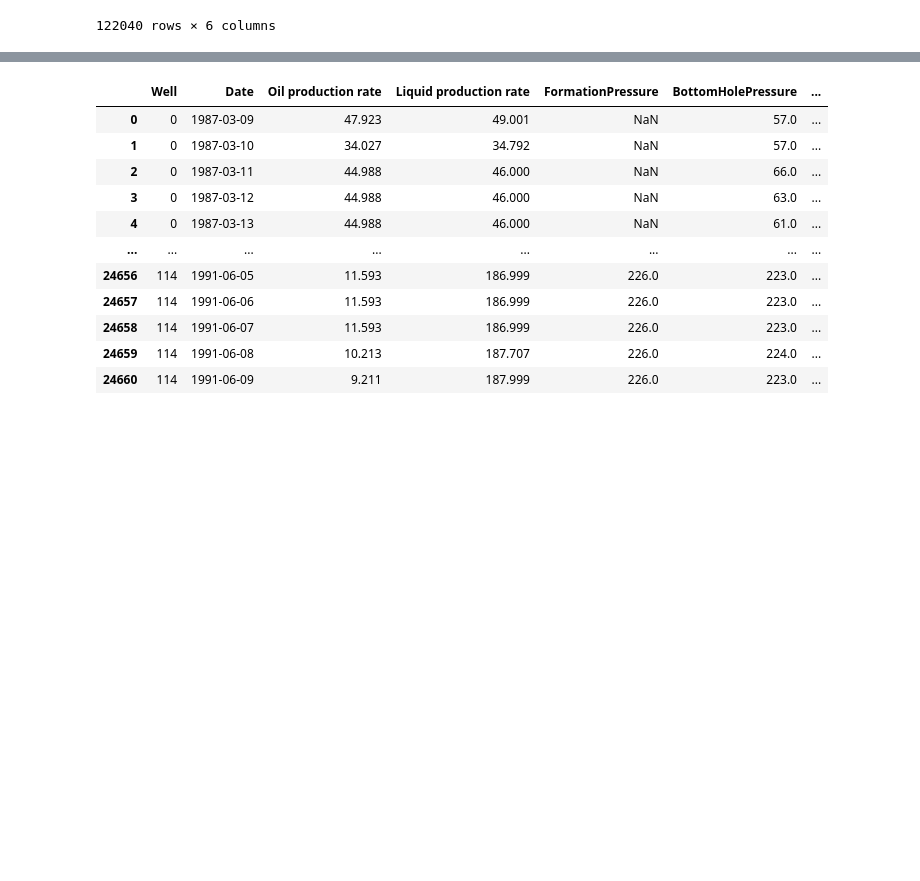
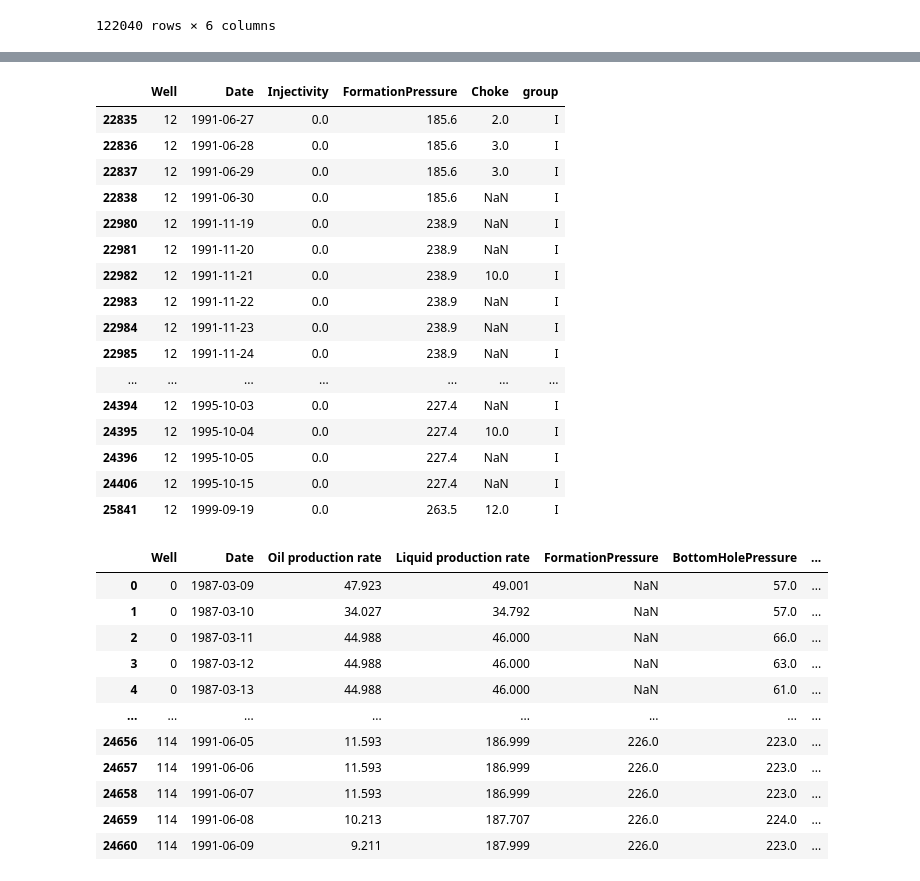
Before and after one commit to Curiod/interwell-connectivity-estimation, a Jupyter notebook: notebooks/preprocess.ipynb, the cells around one changed output, grey strips where cells are left out. Cells and saved outputs as stored; diff of their text form; code cells hidden in the pictures; blank space fills up the shorter version.

```diff
--- a/notebooks/preprocess.ipynb
+++ b/notebooks/preprocess.ipynb
@@ -39,3 +63,23 @@ df_inj
+# %%
+df_inj[(df_inj['Well']==12) & (df_inj['Injectivity'] == 0)]
+# %% [output]
+|  | Well | Date | Injectivity | FormationPressure | Choke | group |
+| 22835 | 12 | 1991-06-27 | 0.0 | 185.6 | 2.0 | I |
+| 22836 | 12 | 1991-06-28 | 0.0 | 185.6 | 3.0 | I |
+| 22837 | 12 | 1991-06-29 | 0.0 | 185.6 | 3.0 | I |
+| 22838 | 12 | 1991-06-30 | 0.0 | 185.6 | NaN | I |
+| 22980 | 12 | 1991-11-19 | 0.0 | 238.9 | NaN | I |
+| 22981 | 12 | 1991-11-20 | 0.0 | 238.9 | NaN | I |
+| 22982 | 12 | 1991-11-21 | 0.0 | 238.9 | 10.0 | I |
+| 22983 | 12 | 1991-11-22 | 0.0 | 238.9 | NaN | I |
+| 22984 | 12 | 1991-11-23 | 0.0 | 238.9 | NaN | I |
+| 22985 | 12 | 1991-11-24 | 0.0 | 238.9 | NaN | I |
+| ... | ... | ... | ... | ... | ... | ... |
+| 24394 | 12 | 1995-10-03 | 0.0 | 227.4 | NaN | I |
+| 24395 | 12 | 1995-10-04 | 0.0 | 227.4 | 10.0 | I |
+| 24396 | 12 | 1995-10-05 | 0.0 | 227.4 | NaN | I |
+| 24406 | 12 | 1995-10-15 | 0.0 | 227.4 | NaN | I |
+| 25841 | 12 | 1999-09-19 | 0.0 | 263.5 | 12.0 | I |
 # %%
 df_prod = pd.read_excel(Path.joinpath(path_to_raw_data, "Production_wells_train.xlsx"))
 df_prod['group'] = 'P'
```
Also changed, not shown: parts of 13 cells of this notebook, 1 other file.
